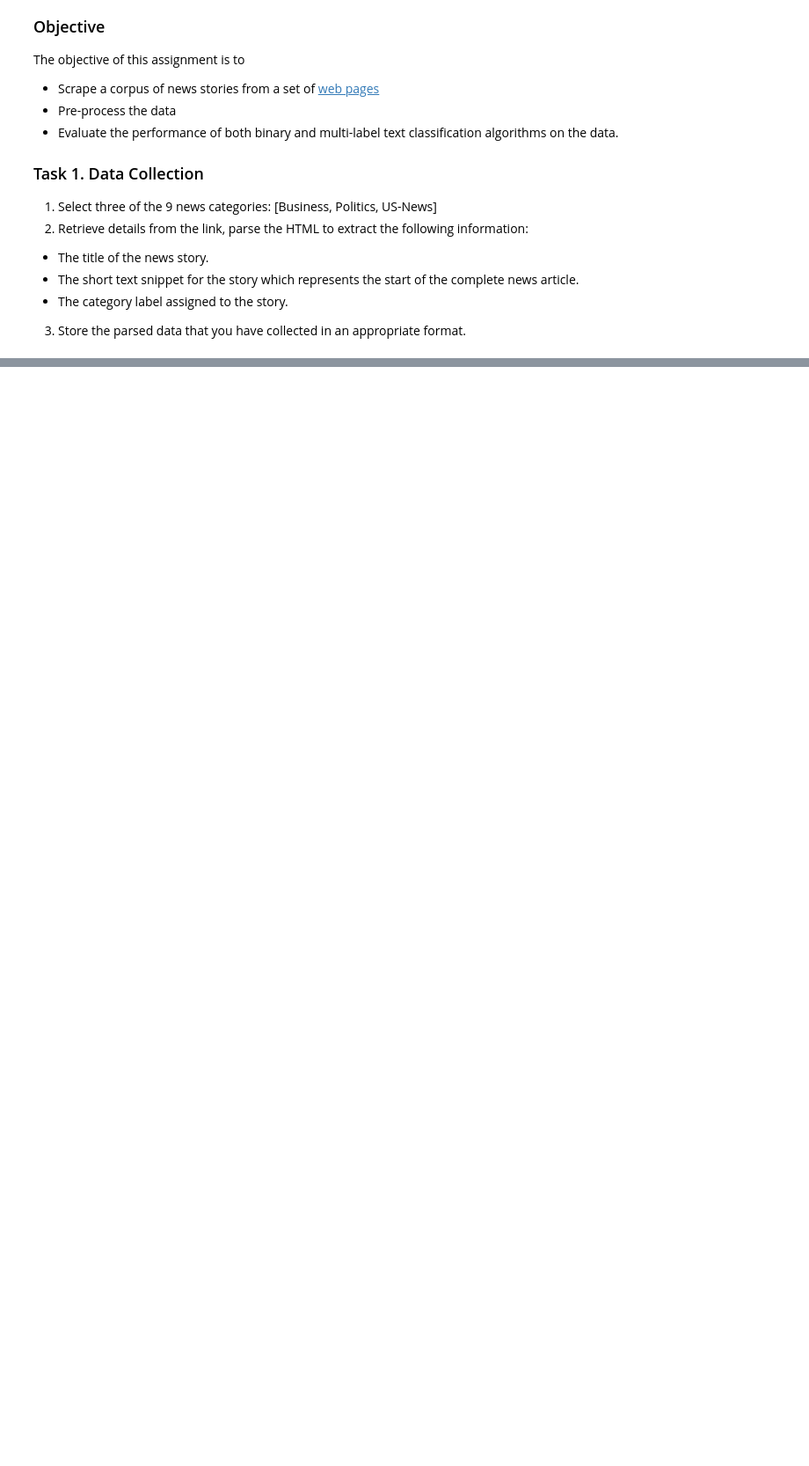
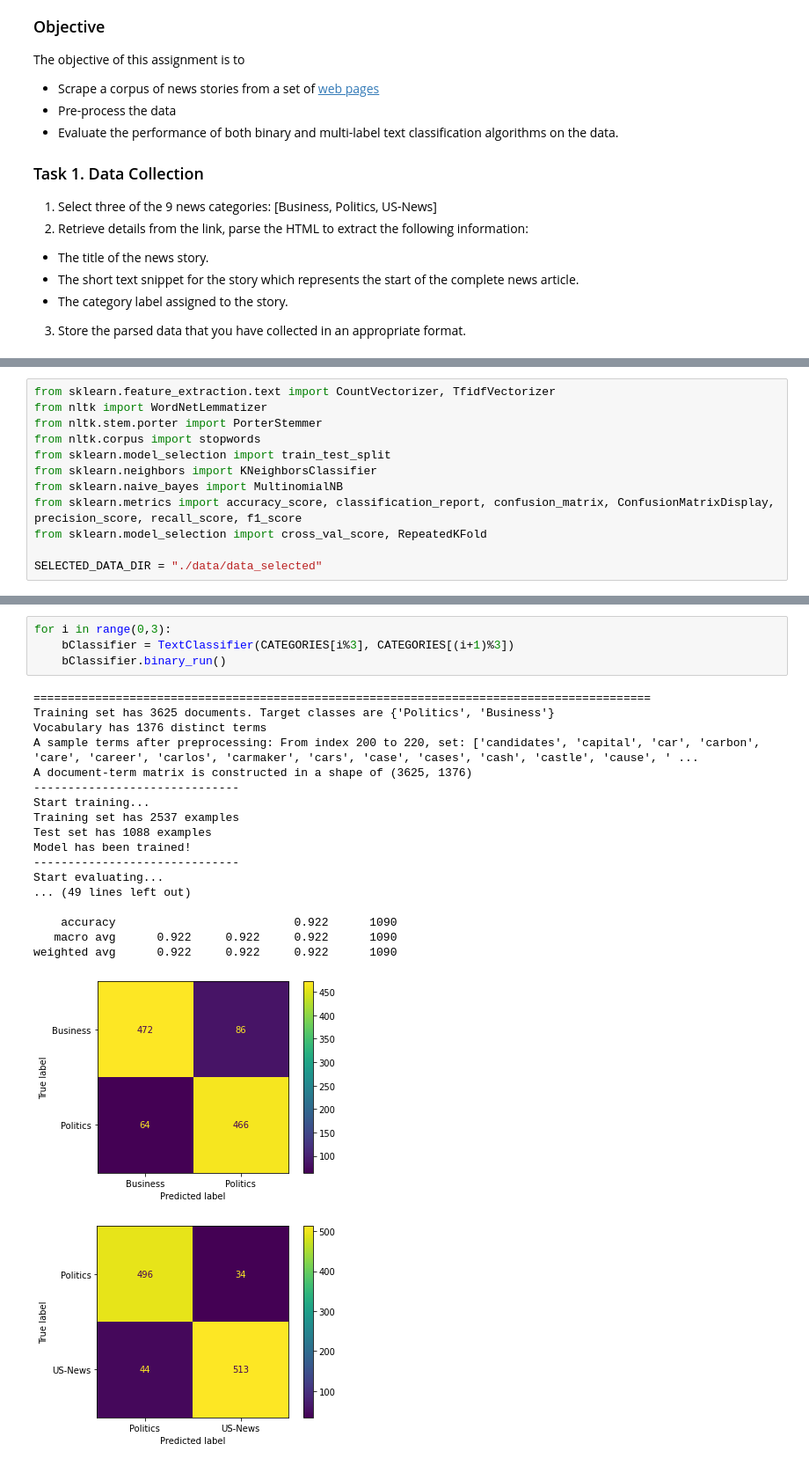
Before and after one commit to ThunStorm/DataMining-UCD, a Jupyter notebook: NewsClassifier/NewsClassifier.ipynb, the cells around one changed output, grey strips where cells are left out. Shown: that part at 88% size. Cells and saved outputs as stored; diff of their text form; blank space fills up the shorter version.

```diff
--- a/NewsClassifier/NewsClassifier.ipynb
+++ b/NewsClassifier/NewsClassifier.ipynb
@@ -161,0 +214,12 @@ import matplotlib.pyplot as plt
+# %%
+from sklearn.feature_extraction.text import CountVectorizer, TfidfVectorizer
+from nltk import WordNetLemmatizer
+from nltk.stem.porter import PorterStemmer
+from nltk.corpus import stopwords
+from sklearn.model_selection import train_test_split
+from sklearn.neighbors import KNeighborsClassifier
+from sklearn.naive_bayes import MultinomialNB
+from sklearn.metrics import accuracy_score, classification_report, confusion_matrix, ConfusionMatrixDisplay, precision_score, recall_score, f1_score
+from sklearn.model_selection import cross_val_score, RepeatedKFold
+
+SELECTED_DATA_DIR = "./data/data_selected"
@@ -161,0 +368,24 @@ import matplotlib.pyplot as plt
+# %%
+for i in range(0,3):
+    bClassifier = TextClassifier(CATEGORIES[i%3], CATEGORIES[(i+1)%3])
+    bClassifier.binary_run()
+# %% [output]
+==========================================================================================
+Training set has 3625 documents. Target classes are {'Politics', 'Business'}
+Vocabulary has 1376 distinct terms
+A sample terms after preprocessing: From index 200 to 220, set: ['candidates', 'capital', 'car', 'carbon', 'care', 'career', 'carlos', 'carmaker', 'cars', 'case', 'cases', 'cash', 'castle', 'cause', ' ...
+A document-term matrix is constructed in a shape of (3625, 1376)
+------------------------------
+Start training...
+Training set has 2537 examples
+Test set has 1088 examples
+Model has been trained!
+------------------------------
+Start evaluating...
+... (49 lines left out)
+
+    accuracy                          0.922      1090
+   macro avg      0.922     0.922     0.922      1090
+weighted avg      0.922     0.922     0.922      1090
+[figure, added]
+[figure, added]
```
Also changed, not shown: parts of 13 cells of this notebook, 9 other files.
